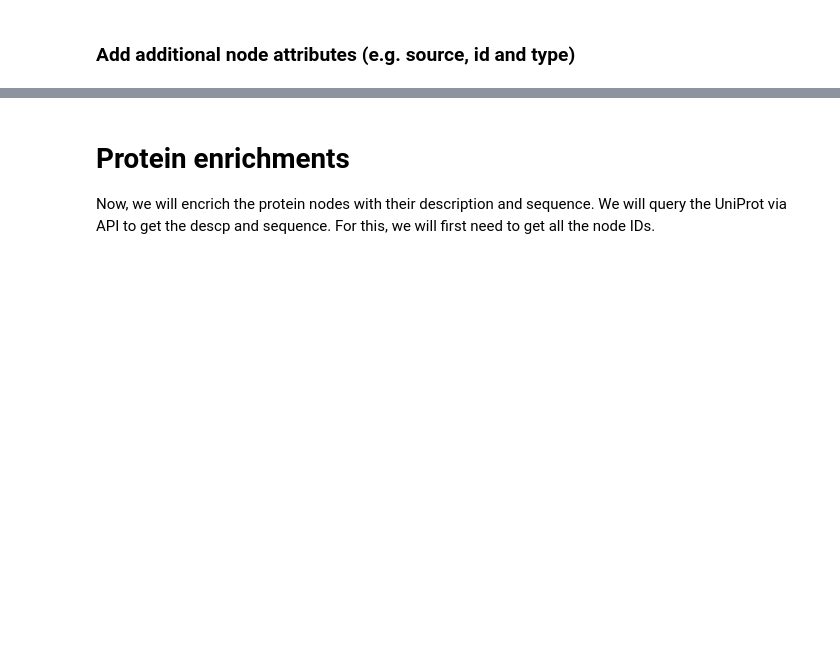
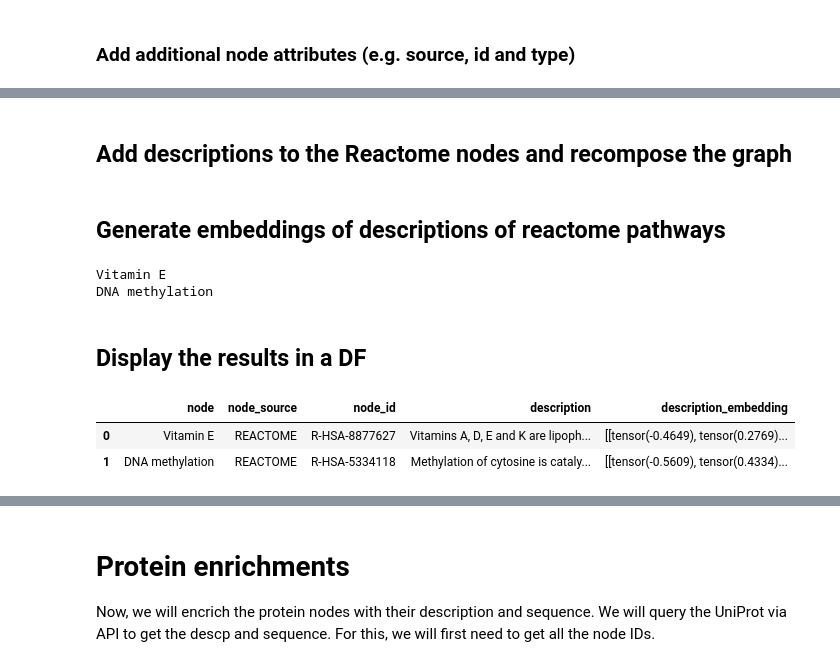
Before and after one commit to varsha1206/AIAgents4Pharma, a Jupyter notebook: docs/notebooks/talk2knowledgegraphs/tutorial_primekg_enrichment.ipynb, the cells around one changed output, grey strips where cells are left out. Cells and saved outputs as stored; diff of their text form; code cells hidden in the pictures; blank space fills up the shorter version.

```diff
--- a/docs/notebooks/talk2knowledgegraphs/tutorial_primekg_enrichment.ipynb
+++ b/docs/notebooks/talk2knowledgegraphs/tutorial_primekg_enrichment.ipynb
@@ -165,0 +368,58 @@ kg = nx.compose(G, kg)
+# %% [markdown]
+## Add descriptions to the Reactome nodes and recompose the graph
+# %%
+for reactome_attr in list_reactome_attrs:
+    node = reactome_attr.name
+    description = reactome_attr.description
+    # print (f"node: {node}, description: {description}")
+    G.add_nodes_from([(node, {'description': description})])
+
+# Recompose the graph
+kg = nx.compose(G, kg)
+# %% [markdown]
+## Generate embeddings of descriptions of reactome pathways
+# %%
+for i, node in tqdm(enumerate(kg.nodes)):
+    node_id = kg.nodes[node].get('node_id')
+    if kg.nodes[node].get('description') is None:
+        continue
+    print (node)
+    desc = kg.nodes[node].get('description')
+    # print (desc)
+    outputs = biobert_model.embed_documents([desc])
+    # print (outputs)
+    G.add_nodes_from([(node, {'description_embedding': outputs})])
+    # torch.cuda.synchronize()
+    # torch.cuda.empty_cache()
+
+# Recompose the graph
+kg = nx.compose(G, kg)
+# %% [output]
+Vitamin E
+DNA methylation
+# %% [markdown]
+## Display the results in a DF
+# %%
+import pandas as pd
+dic = {'node':[],
+       'node_source':[],
+       'node_id':[],
+       'description':[],
+       'description_embedding':[]}
+for node in tqdm(kg.nodes):
+    node_id = kg.nodes[node].get('node_id')
+    if kg.nodes[node].get('description') is None:
+        continue
+    dic['node'].append(node)
+    dic['node_source'].append(kg.nodes[node].get('node_source'))
+    dic['node_id'].append(kg.nodes[node].get('node_id'))
+    dic['description'].append(kg.nodes[node].get('description'))
+    dic['description_embedding'].append(kg.nodes[node].get('description_embedding'))
+    # print (node, kg.nodes[node].get('description'), kg.nodes[node].get('sequence'), kg.nodes[node].get('description_embedding'))
+
+df = pd.DataFrame(dic)
+df
+# %% [output]
+|  | node | node_source | node_id | description | description_embedding |
+| 0 | Vitamin E | REACTOME | R-HSA-8877627 | Vitamins A, D, E and K are lipoph... | [[tensor(-0.4649), tensor(0.2769)... |
+| 1 | DNA methylation | REACTOME | R-HSA-5334118 | Methylation of cytosine is cataly... | [[tensor(-0.5609), tensor(0.4334)... |
```
Also changed, not shown: parts of 40 cells of this notebook, 16 other files.
